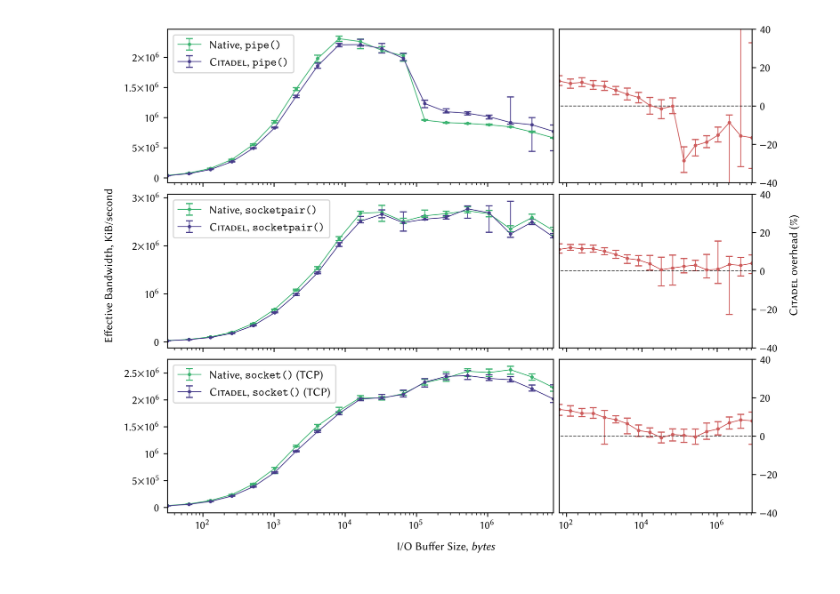
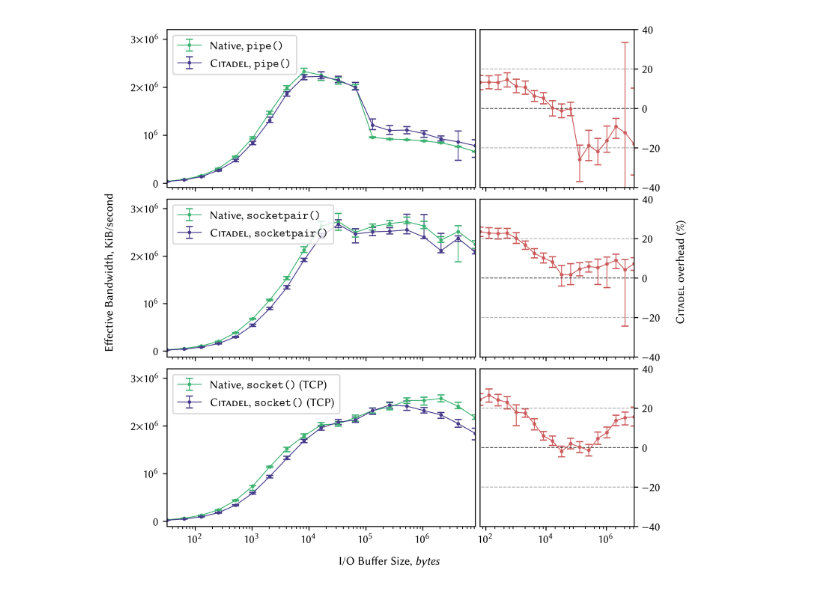
Before and after one commit to HarriBellThomas/citadel-evaluation, a Jupyter notebook: microbenchmarks/plotting.ipynb, the cells around one changed output. Cells and saved outputs as stored; diff of their text form; code cells hidden in the pictures.

Commit message:
More plotting tweaks and add final graphs

```diff
--- a/microbenchmarks/plotting.ipynb
+++ b/microbenchmarks/plotting.ipynb
@@ -6,10 +6,11 @@ import matplotlib.ticker as mticker
 from matplotlib import gridspec
 
 mpl.rcParams['figure.dpi'] = 600
-mpl.rcParams['figure.figsize'] = 9,5
+mpl.rcParams['figure.figsize'] = 7,5
 plt.rcParams['text.usetex'] = True
 plt.rcParams['text.latex.preamble'] = r'\usepackage[tt=false]{libertine}\usepackage[libertine]{newtxmath}\usepackage{sfmath}\usepackage[T1]{fontenc}\usepackage{amsmath}'
 
+file = "results2.log"
 
 
 envs = ["vanilla", "citadel"]
@@ -25,18 +26,21 @@ colors = {
 apps = [
 #     ("io", ["r", "w"]),
     ("ipc", ["pipe", "local", "tcp"])
+#     ("ipc", ["pipe"])
 ]
 line_names = {
     "pipe": "$\\texttt{pipe()}$",
     "local": "$\\texttt{socketpair()}$",
     "tcp": "$\\texttt{socket()}$ (TCP)",
+    "r": "$\\texttt{read()}$",
+    "w": "$\\texttt{write()}$"
 }
 
 rows = 0
 for _a in apps:
     rows += len(_a[1])
 
-mpl.rcParams['figure.figsize'] = 9,2.5*rows
+mpl.rcParams['figure.figsize'] = 7,2.5*rows
 
 
 def x_to_key(app, env, x, line):
@@ -55,7 +59,7 @@ for env in envs:
             keys = [x_to_key(app[0], env, x, line) for x in x_values]
             for key in keys:
                 values = []
-                with open("results2.log", 'r') as f:
+                with open(file, 'r') as f:
                     for l in f:
                         if l.startswith(key):
                             value = (l.replace("\n", "").split(",")[1])
@@ -119,6 +123,7 @@ for app in apps:
         axis.yaxis.set_major_formatter(mticker.FuncFormatter(g))
         loc = mticker.MultipleLocator(base=1.0) # this locator puts ticks at regular intervals
         axis.xaxis.set_major_locator(loc)
+        axis.set_ylim(top=3.2 * 10**6)
 
         axis.set_xscale("log")
 #         axis.set_ylabel("Bandwidth, $KiBps$")
@@ -160,8 +165,8 @@ for app in apps:
 #                     np.percentile(differences, 75)
 #                 ))
                 overhead.append(np.percentile(differences, 50))
-                upper.append(np.percentile(differences, 75) - np.percentile(differences, 50))
-                lower.append(np.percentile(differences, 50) - np.percentile(differences, 25))
+                upper.append(np.percentile(differences, 70) - np.percentile(differences, 50))
+                lower.append(np.percentile(differences, 50) - np.percentile(differences, 30))
 
 
             overhead = [x*100 for x in overhead] # Percentage
@@ -179,33 +184,49 @@ for app in apps:
             )
             for cap in caps:
                 cap.set_markeredgewidth(1)
 
             axis.set_xscale("log")
             axis.yaxis.tick_right()
 #             loc = mticker.MultipleLocator(base=1.0) # this locator puts ticks at regular intervals
 #             axis.xaxis.set_major_locator(loc)
             axis.set_ylim(bottom=-40, top=40)
             axis.set_xticks([10**2, 10**4, 10**6])
             locmin = mticker.LogLocator(base=10.0,subs=(0.2,0.4,0.6,0.8),numticks=12)
             axis.xaxis.set_minor_locator(locmin)
             axis.xaxis.set_minor_formatter(mticker.NullFormatter())
             axis.set_xlim(left=x_values[1], right=x_values[-1])
 #             axis.legend(loc="upper right")
 
             axis.plot(
                 [-100, 1000000000], [0,0], label="_nolegend_",
                 linestyle="--",
                 alpha=0.7,
                 color="black",
                 linewidth=0.7
             )
+            axis.plot(
+                [-100, 1000000000], [20,20], label="_nolegend_",
+                linestyle="--",
+                alpha=0.3,
+                color="black",
+                linewidth=0.7
+            )
+            axis.plot(
+                [-100, 1000000000], [-20,-20], label="_nolegend_",
+                linestyle="--",
+                alpha=0.3,
+                color="black",
+                linewidth=0.7
+            )
 
             counter += 1
 
 fig.subplots_adjust(bottom=0.1, right=0.91)
+# fig.subplots_adjust(bottom=0.12, right=0.91)
 fig.text(0.5, 0.04, 'I/O Buffer Size, $bytes$', ha='center')
-fig.text(0.04, 0.5, 'Effective Bandwidth, KiB/second', va='center', rotation='vertical')
-fig.text(0.96, 0.5, '$\\textsc{Citadel}$ overhead (\%)', va='center', rotation='vertical')
+fig.text(0.02, 0.5, 'Effective Bandwidth, KiB/second', va='center', rotation='vertical')
+fig.text(0.98, 0.5, '$\\textsc{Citadel}$ overhead (\%)', va='center', rotation='vertical')
+plt.savefig("figures/ipc-2thread.pdf")
 plt.show()
 # %% [output]
-[figure, old version]
+[figure, new version]
```
Also changed, not shown: 3 other files.
